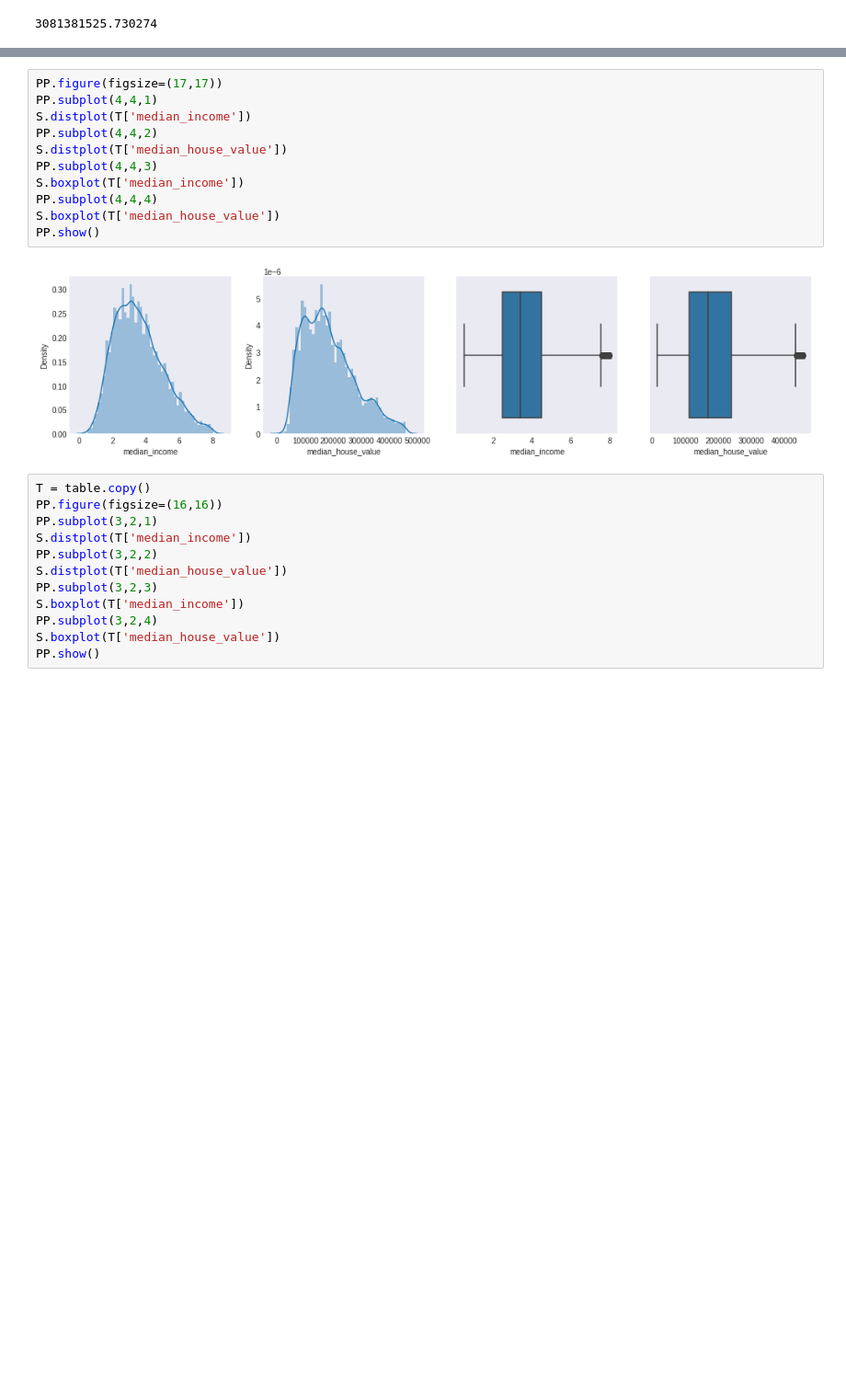
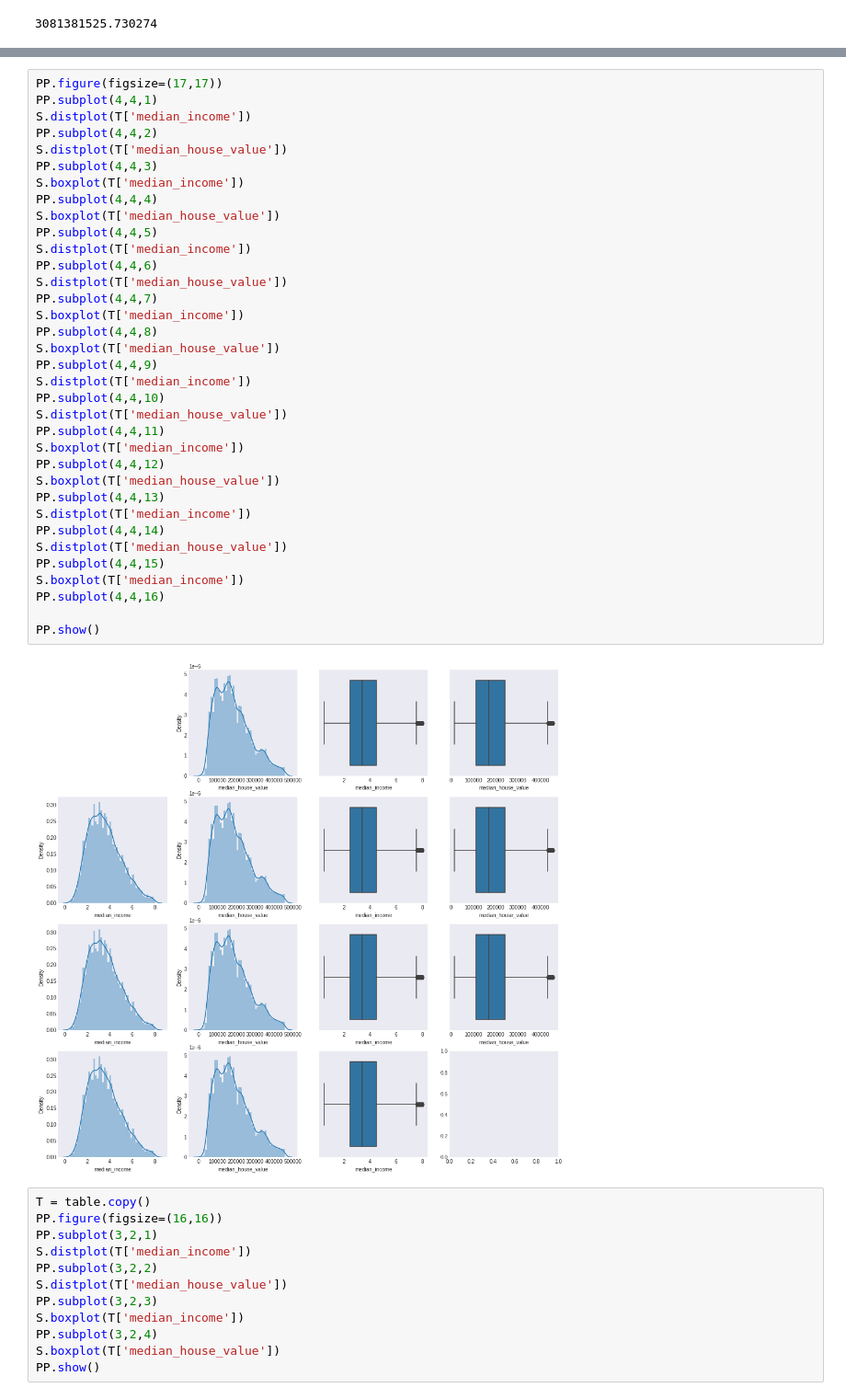
Before and after one commit to FIAP22IA/trabalho-final-python, a Jupyter notebook: trabalho.ipynb, the cells around one changed output, grey strips where cells are left out. Shown: that part at 92% size. Cells and saved outputs as stored; diff of their text form; blank space fills up the shorter version.

```diff
--- a/trabalho.ipynb
+++ b/trabalho.ipynb
@@ -424,16 +545,40 @@ def plot_
 # %%
 PP.figure(figsize=(17,17))
 PP.subplot(4,4,1)
 S.distplot(T['median_income'])
 PP.subplot(4,4,2)
 S.distplot(T['median_house_value'])
 PP.subplot(4,4,3)
 S.boxplot(T['median_income'])
 PP.subplot(4,4,4)
 S.boxplot(T['median_house_value'])
+PP.subplot(4,4,5)
+S.distplot(T['median_income'])
+PP.subplot(4,4,6)
+S.distplot(T['median_house_value'])
+PP.subplot(4,4,7)
+S.boxplot(T['median_income'])
+PP.subplot(4,4,8)
+S.boxplot(T['median_house_value'])
+PP.subplot(4,4,9)
+S.distplot(T['median_income'])
+PP.subplot(4,4,10)
+S.distplot(T['median_house_value'])
+PP.subplot(4,4,11)
+S.boxplot(T['median_income'])
+PP.subplot(4,4,12)
+S.boxplot(T['median_house_value'])
+PP.subplot(4,4,13)
+S.distplot(T['median_income'])
+PP.subplot(4,4,14)
+S.distplot(T['median_house_value'])
+PP.subplot(4,4,15)
+S.boxplot(T['median_income'])
+PP.subplot(4,4,16)
+
 PP.show()
 # %% [output]
-[figure, old version]
+[figure, new version]
 # %%
 T = table.copy()
 PP.figure(figsize=(16,16))
```
Also changed, not shown: parts of 12 cells of this notebook.
